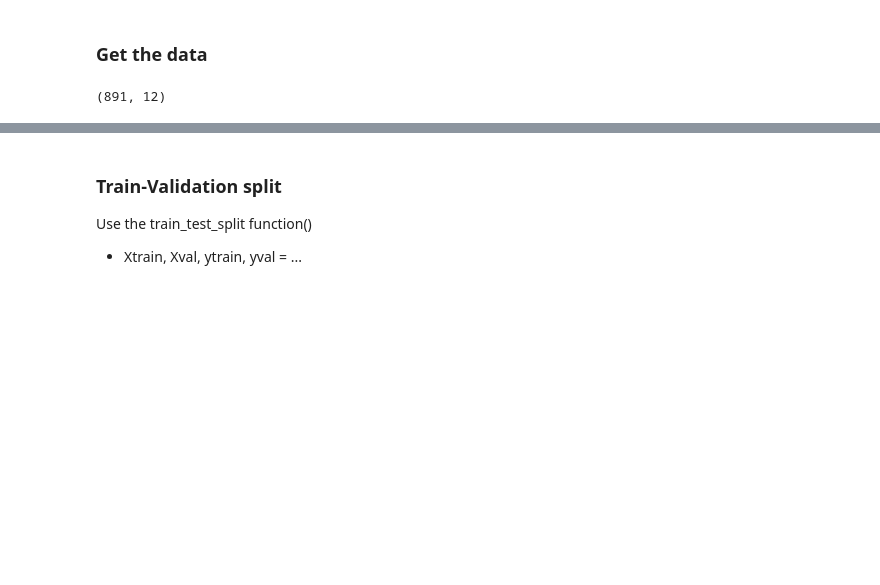
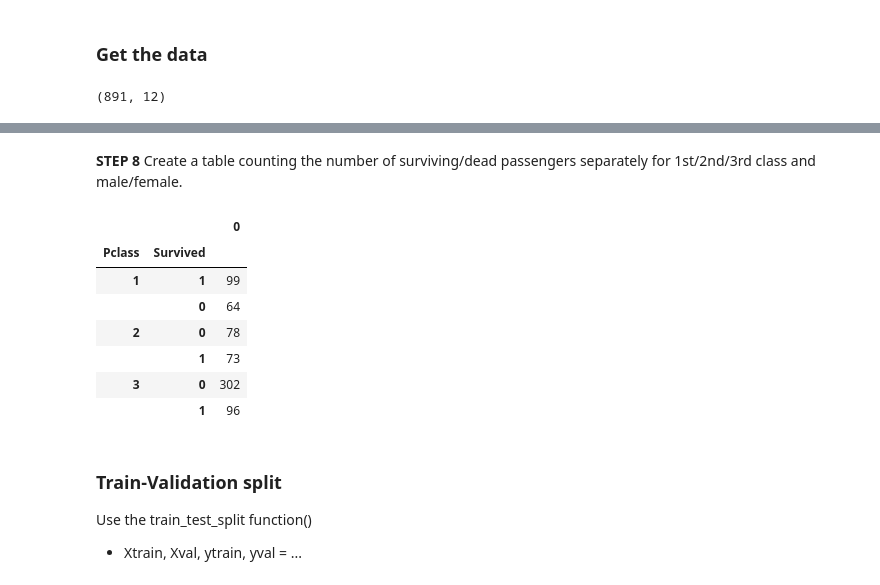
Before and after one commit to ElizavetaBugaeva/bootcamp_projects, a Jupyter notebook: week_02/Project_week02.ipynb, the cells around one changed output, grey strips where cells are left out. Cells and saved outputs as stored; diff of their text form; code cells hidden in the pictures; blank space fills up the shorter version.

```diff
--- a/week_02/Project_week02.ipynb
+++ b/week_02/Project_week02.ipynb
@@ -45,3 +132,17 @@ full_data.head()
+# %% [markdown]
+**STEP 8**
+Create a table counting the number of surviving/dead passengers separately for 1st/2nd/3rd class and male/female.
+# %%
+pd.DataFrame(df_train.groupby(['Pclass']).value_counts(['Survived']))
+# %% [output]
+|  |  | 0 |
+| Pclass | Survived |  |
+| 1 | 1 | 99 |
+|  | 0 | 64 |
+| 2 | 0 | 78 |
+|  | 1 | 73 |
+| 3 | 0 | 302 |
+|  | 1 | 96 |
 # %% [markdown]
 ### Train-Validation split
 Use the train_test_split function()
```
Also changed, not shown: parts of 33 cells of this notebook.
